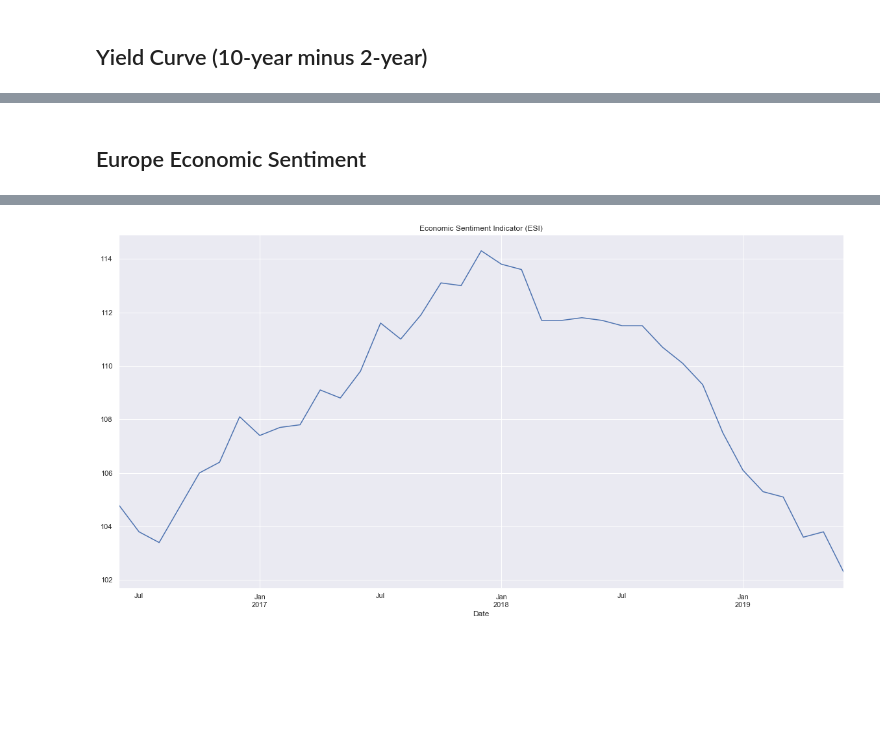
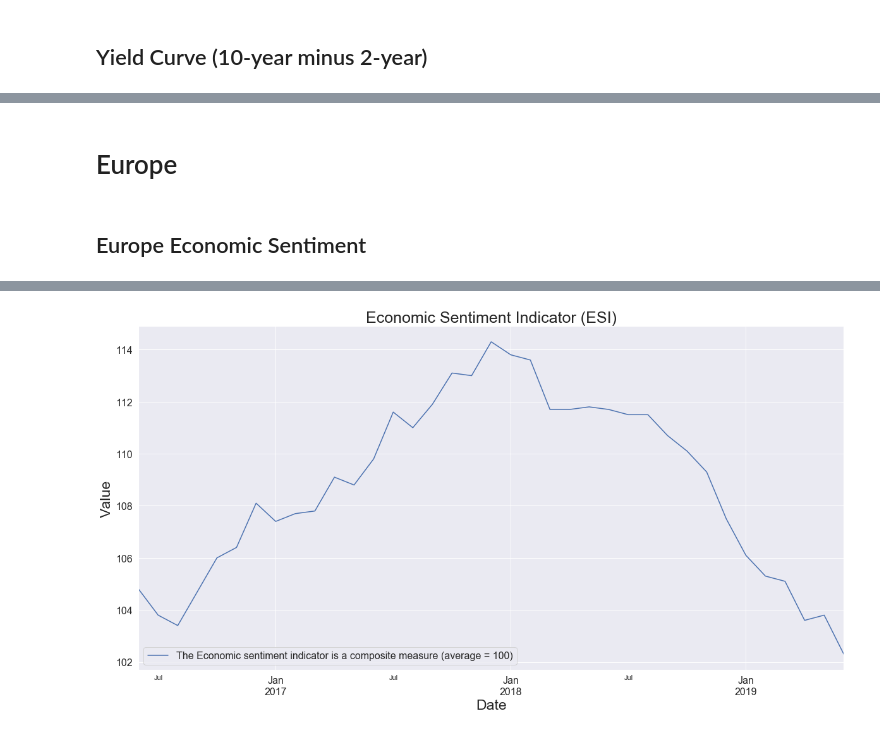
Before and after one commit to thomask18/Finance, a Jupyter notebook: World View.ipynb, the cells around one changed output, grey strips where cells are left out. Drawn from its saved outputs; the diff is of its cells as text; code cells hidden in the pictures; blank space fills up the shorter version.

```diff
--- a/World View.ipynb
+++ b/World View.ipynb
@@ -268,3 +340,5 @@ plt.axhline(0, color="r");
+# %% [markdown]
+# Europe
 # %% [markdown]
 ## Europe Economic Sentiment
 # %%
@@ -281,7 +356,12 @@ df_esi.head()
 | 2019-03-31 | -1.4 | 8.1 | -6.8 | 1.6 | ... |
 | 2019-02-28 | -0.2 | 7.2 | -6.8 | 0.5 | ... |
 # %%
-plt.title('Economic Sentiment Indicator (ESI)')
-df_esi['The Economic sentiment indicator is a composite measure (average = 100)'].plot(figsize=(20, 10));
+fig = df_esi['The Economic sentiment indicator is a composite measure (average = 100)'].plot(figsize=(20, 10))
+fig.set_xlabel("Date", fontsize=23)
+fig.set_ylabel("Value", fontsize=23)
+fig.set_title("Economic Sentiment Indicator (ESI)", fontsize=25)
+fig.legend(fontsize=16)
+plt.tick_params(labelsize=16)
+plt.show();
 # %% [output]
-[figure, old version]
+[figure, new version]
```
Also changed, not shown: parts of 40 cells of this notebook.
